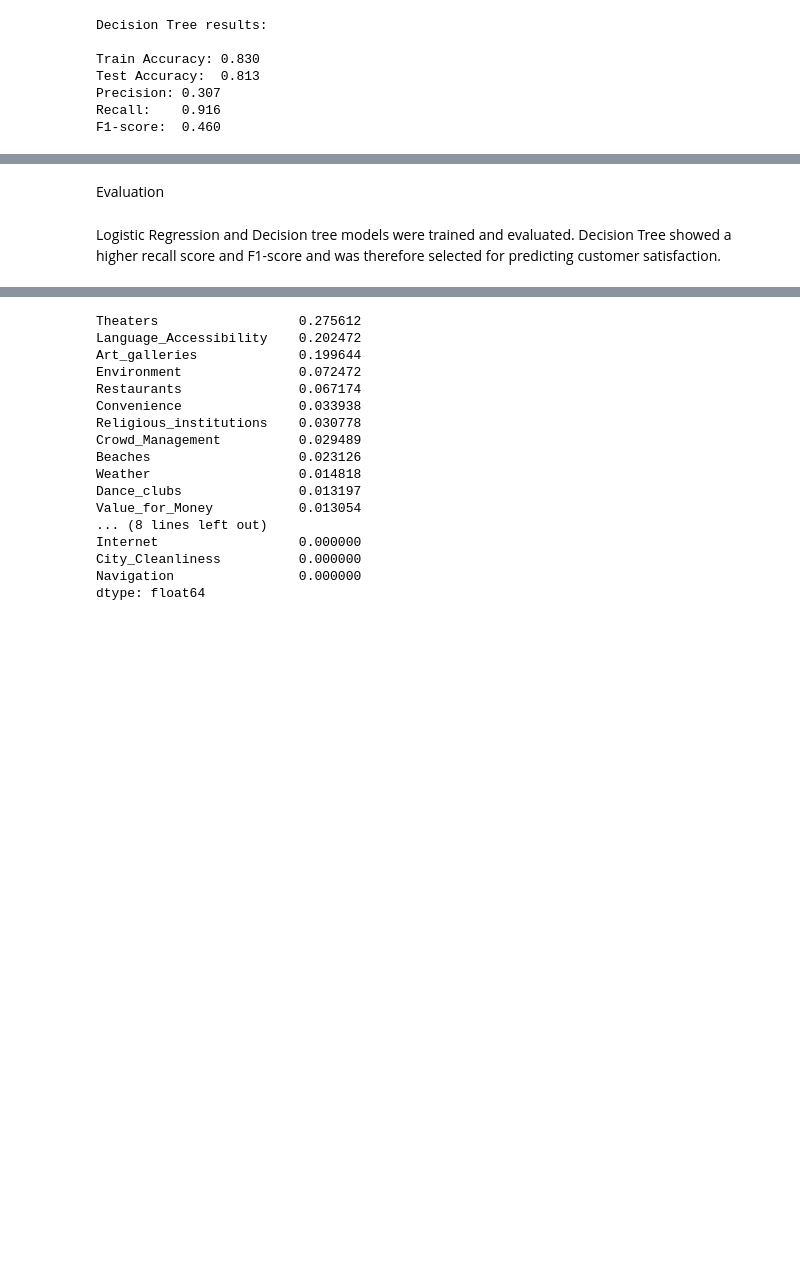
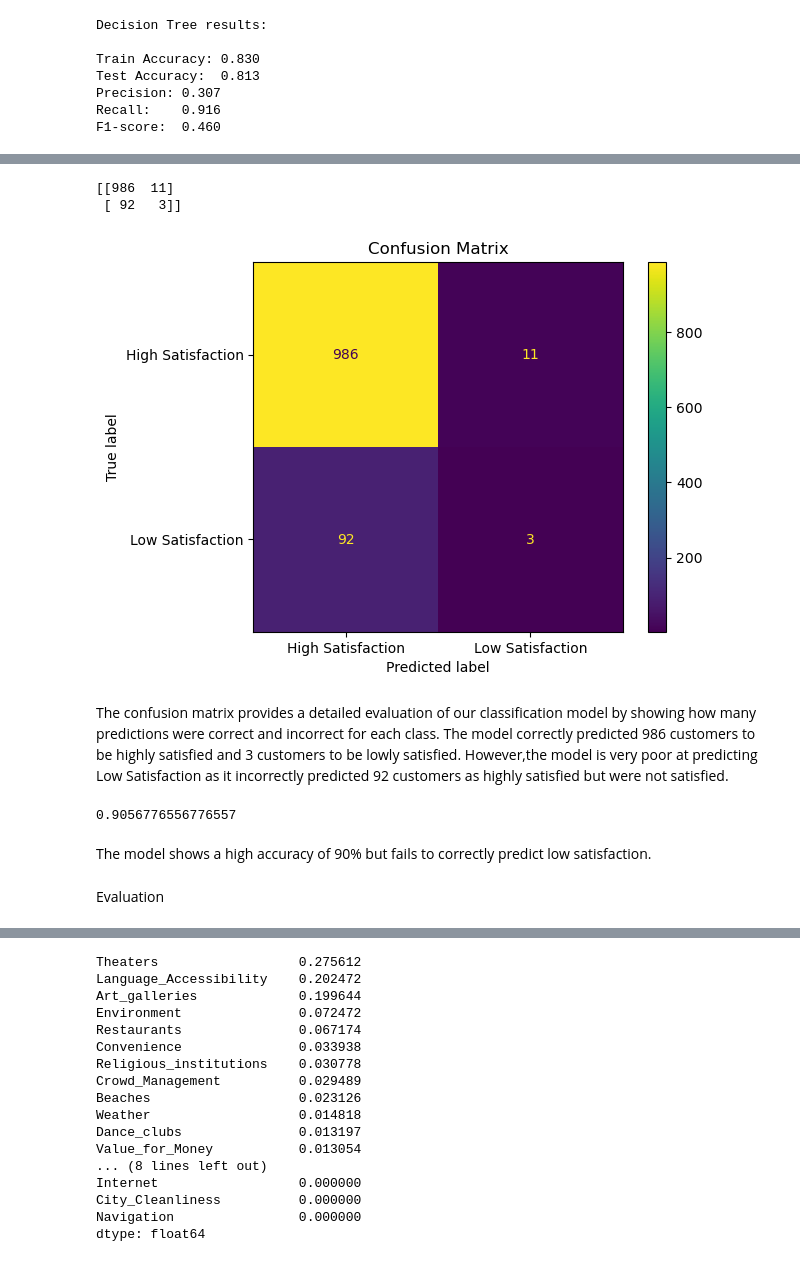
Before and after one commit to marionrosek/Phase3_Project, a Jupyter notebook: Travel reviews.ipynb, the cells around one changed output, grey strips where cells are left out. Cells and saved outputs as stored; diff of their text form; code cells hidden in the pictures; blank space fills up the shorter version.

```diff
--- a/Travel reviews.ipynb
+++ b/Travel reviews.ipynb
@@ -191,3 +192,11 @@ Satisfaction
 0    0.918255
 1    0.081745
 Name: proportion, dtype: float64
+# %%
+from sklearn.pipeline import Pipeline
+pipeline = Pipeline([
+    ('scaler', StandardScaler()),
+    ('model', DecisionTreeClassifier(class_weight='balanced'))
+])
+
+pipeline.fit(X_train, y_train)
@@ -276,4 +300,27 @@ F1-score:  0.460
+# %%
+cm = confusion_matrix(y_test, y_test_pred)
+print(cm)
+# %% [output]
+[[986  11]
+ [ 92   3]]
+# %%
+disp = ConfusionMatrixDisplay( confusion_matrix=cm,
+                                display_labels=['High Satisfaction','Low Satisfaction'])
+disp.plot()
+plt.xlabel("Predicted label")
+plt.ylabel("True label")
+plt.title("Confusion Matrix")
+plt.show()
+# %% [output]
+[figure, added]
+# %% [markdown]
+The confusion matrix provides a detailed evaluation of our classification model by showing how many predictions were correct and incorrect for each class. The model correctly predicted 986 customers to be highly satisfied and 3 customers to be lowly satisfied. However,the model is very poor at predicting Low Satisfaction as it incorrectly predicted 92 customers as highly satisfied but were not satisfied.
+# %%
+accuracy = (986+3)/(986+11+92+3)
+print(accuracy)
+# %% [output]
+0.9056776556776557
+# %% [markdown]
+The model shows a high accuracy of 90% but fails to correctly predict low satisfaction.
 # %% [markdown]
 Evaluation
-# %% [markdown]
-Logistic Regression and Decision tree models were trained and evaluated. Decision Tree showed a higher recall score and F1-score and was therefore selected for predicting customer satisfaction.
```
Also changed, not shown: parts of 8 cells of this notebook, 2 other files.
